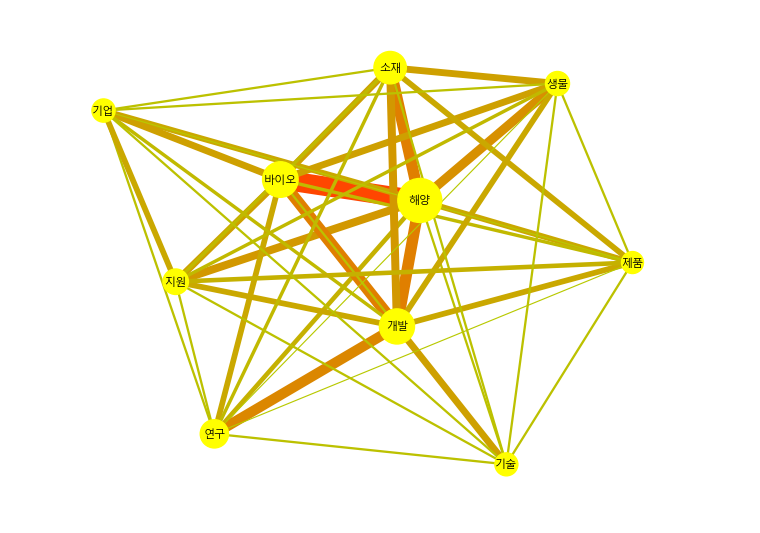
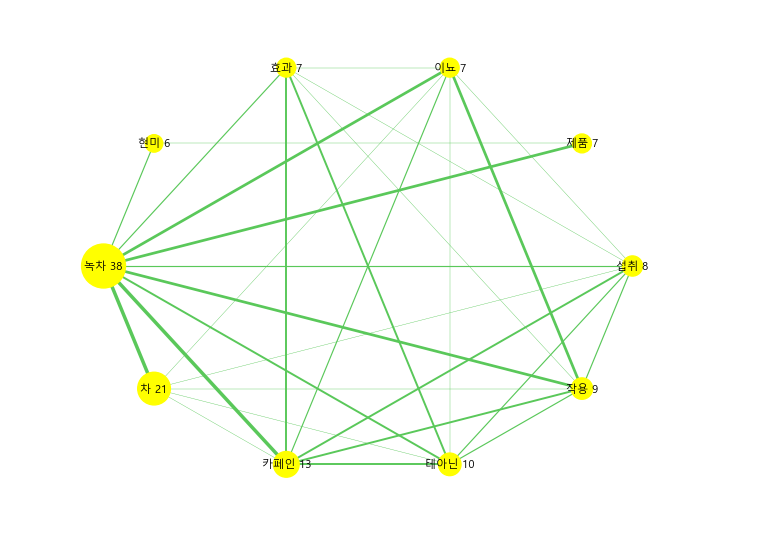
Before and after one commit to JeonJaeHyeong/knowledge_graph_python, a Jupyter notebook: graph.ipynb, the cells around one changed output. Cells and saved outputs as stored; diff of their text form; code cells hidden in the pictures.

```diff
--- a/graph.ipynb
+++ b/graph.ipynb
@@ -93,8 +151,11 @@ def get_adj(title, nodes, option, scale):
 # %%
-title = "바이오"
+title = "녹차"
 scale = 7
 num_node = 10
 option = "ss"
 img_name = title + '_' + option + '_' + str(num_node)
 nodes = get_nodes(title, "TF", num_node)
 adj = get_adj(title, nodes, option, scale)
+G = make_graph(nodes, adj)
+cut_G = cutting_edge(G, adj)
+percent_G = percent_graph(cut_G, 0.8, scale)
@@ -136,26 +174,16 @@ font_name = fm.FontProperties(fname=path, size=10).get_name()
 mpl.rcParams['axes.unicode_minus'] = False
 plt.rc('font', family=font_name)
 # %%
-def rgb_to_hex(rgb):
-    return '#%02x%02x%02x' % rgb
-
-G = nx.Graph()
-weighted_edges = []
-attr_nodes = []
-for i in range(len(nodes)):
-    for j in range(i, len(nodes)):
-        if(i!=j and adj[i][j] != 0):
-            G.add_edge(nodes[i][0], nodes[j][0], weight=adj[i][j])
-    attr_nodes.append((nodes[i]))#(i, {'name':nodes[i]}))
-
 weights = nx.get_edge_attributes(G, "weight")
 edges = G.edges()
-nodeSize = [ t[1] for t in nodes ]
+nodeSize = [ int(t.split()[-1]) for t in list(G.nodes) ]
 nodeSize = nodeSize / np.max(nodeSize) * 1000
 
-scaling_factor = 2 # to emphasise differences
-alphas = [(weights[edge]) * scaling_factor for edge in edges]
-colors = [rgb_to_hex((int(75 * (weights[edge]/7))+180, int(140 * (1-weights[edge]/7))+70, 0  )) for edge in edges]
-nx.draw_spring(G, edge_color=colors, node_color='yellow', node_size=nodeSize, font_size=8, width=alphas, with_labels=True, font_family=font_name)
+scaling_factor = 0.4 # to emphasise differences
+alphas = [(scale - weights[edge]) * scaling_factor for edge in edges]
+colors = [rgb_to_hex((90, 200, 90)) for edge in edges]
+#colors = [rgb_to_hex((int(75 * (weights[edge]/7))+180, int(140 * (1-weights[edge]/7))+70, 0  )) for edge in edges]
+nx.draw_shell(G, edge_color=colors, node_color='yellow', node_size=nodeSize, font_size=8, width=alphas, with_labels=True, font_family=font_name)
+#nx.draw_spring(G, edge_color=colors, node_color='yellow', node_size=nodeSize, font_size=8, width=alphas, with_labels=True, font_family=font_name)
 # %% [output]
-[figure, old version]
+[figure, new version]
```
Also changed, not shown: parts of 8 cells of this notebook, 4 other files.
